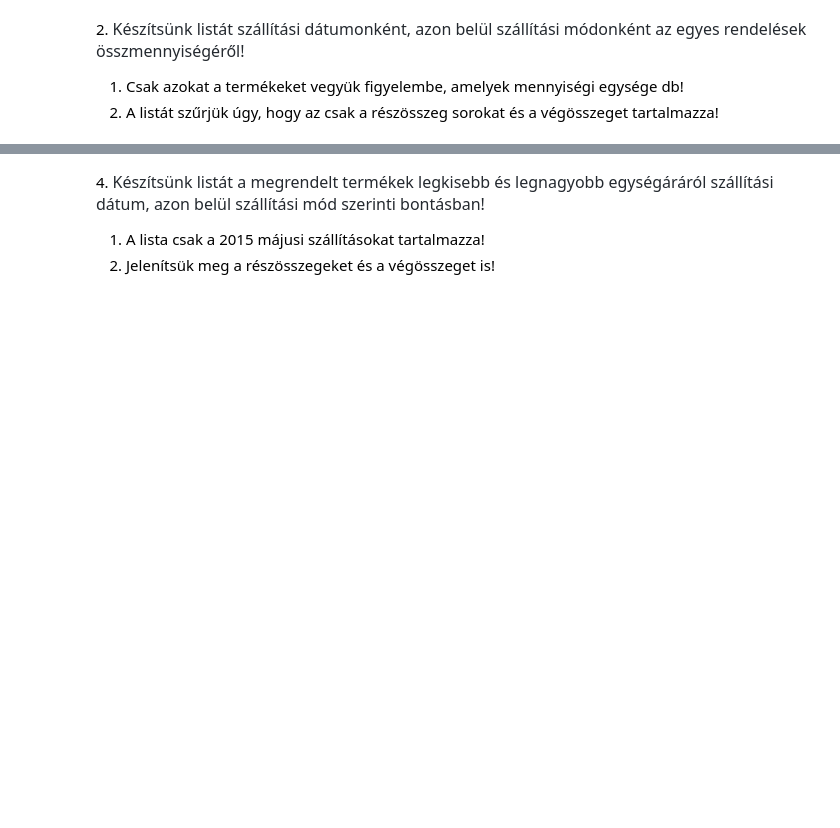
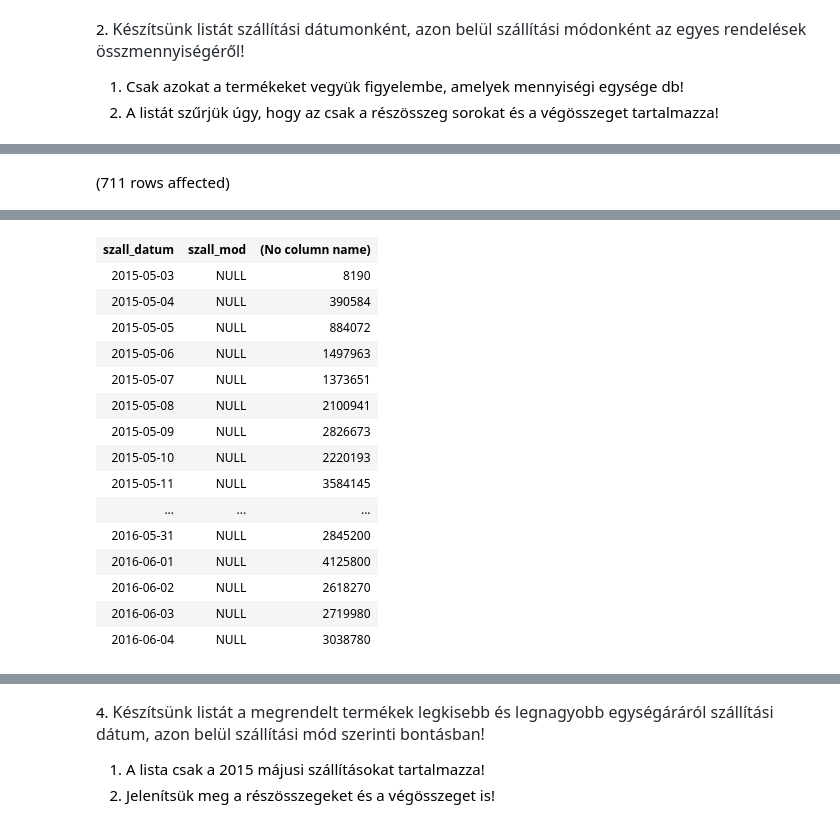
Before and after one commit to DeliMercedesz/sqlgyak03, a Jupyter notebook: gyakorlat05_feladatok (3).ipynb, the cells around one changed output, grey strips where cells are left out. Saved outputs shown, nothing was run; the diff lists cells and outputs as text; code cells hidden in the pictures; blank space fills up the shorter version.

````diff
--- a/gyakorlat05_feladatok (3).ipynb
+++ b/gyakorlat05_feladatok (3).ipynb
@@ -19,3 +19,11 @@ Total execution time: 00:00:00.587
 
 1. Csak azokat a termékeket vegyük figyelembe, amelyek mennyiségi egysége db!
 2. A listát szűrjük úgy, hogy az csak a részösszeg sorokat és a végösszeget tartalmazza!
+# %%
+SELECT szall_datum,szall_mod,sum(egysegar*mennyiseg)
+FROM REndeles_tetel JOIN TERMEK ON REndeles_tetel.TERMEKKOD = TERMEK.TERMEKKOD
+                    JOIN RENDELES ON RENDELES.SORSZAM = REndeles_tetel.SORSZAM
+WHERE MEGYS = 'db'
+GROUP BY ROLLUP(szall_datum,szall_mod)
+having GROUPING_ID(szall_datum,szall_mod)>0
+# %% [output]
@@ -21,0 +31 @@ Total execution time: 00:00:00.587
+(711 rows affected)
@@ -22,3 +33,19 @@ Total execution time: 00:00:00.587
+| szall_datum | szall_mod | (No column name) |
+| 2015-05-03 | NULL | 8190 |
+| 2015-05-04 | NULL | 390584 |
+| 2015-05-05 | NULL | 884072 |
+| 2015-05-06 | NULL | 1497963 |
+| 2015-05-07 | NULL | 1373651 |
+| 2015-05-08 | NULL | 2100941 |
+| 2015-05-09 | NULL | 2826673 |
+| 2015-05-10 | NULL | 2220193 |
+| 2015-05-11 | NULL | 3584145 |
+| ... | ... | ... |
+| 2016-05-31 | NULL | 2845200 |
+| 2016-06-01 | NULL | 4125800 |
+| 2016-06-02 | NULL | 2618270 |
+| 2016-06-03 | NULL | 2719980 |
+| 2016-06-04 | NULL | 3038780 |
 # %% [markdown]
 ```
 3. Hány olyan ügyfél van, aki még nem rendelt semmit?
````
Also changed, not shown: parts of 1 cell of this notebook.
